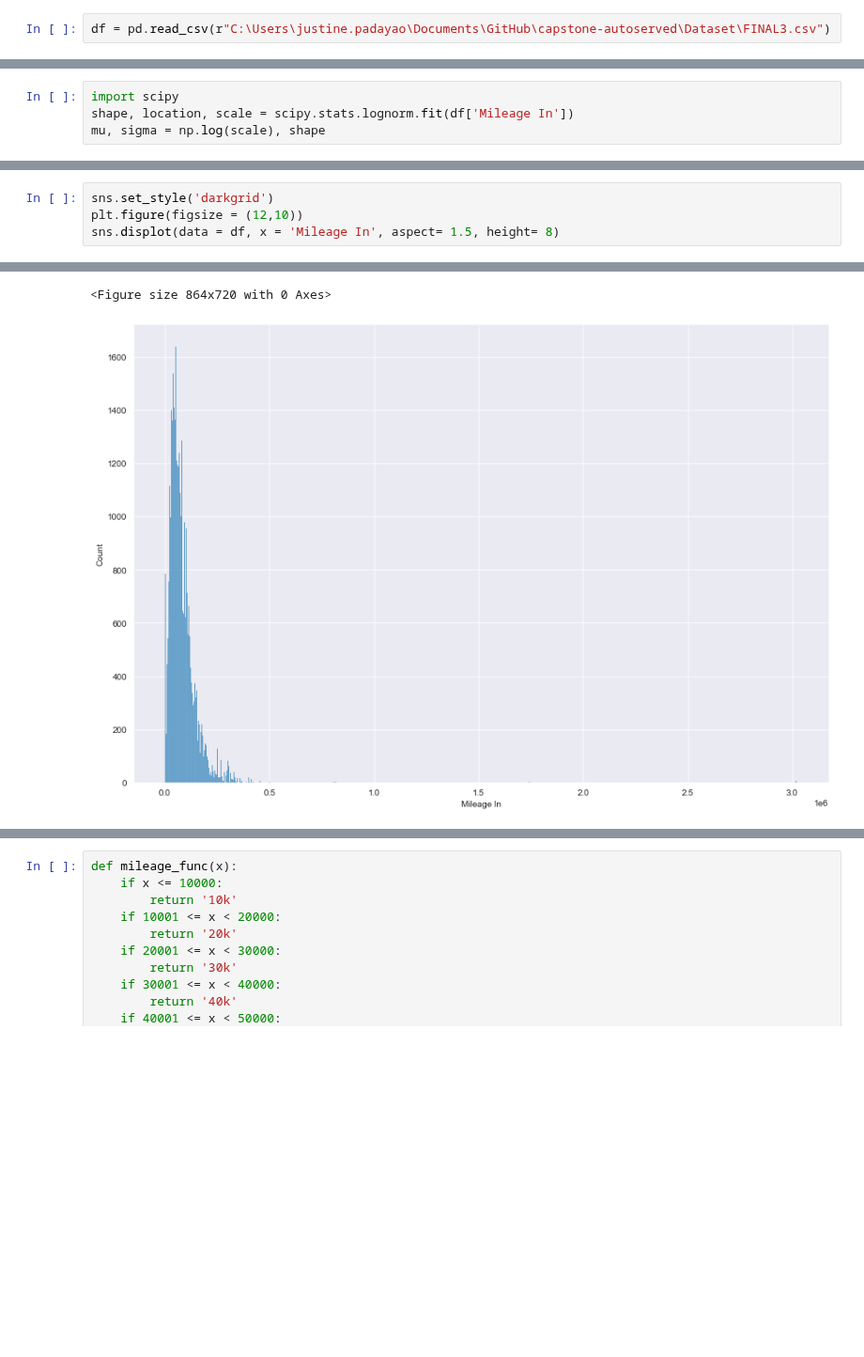
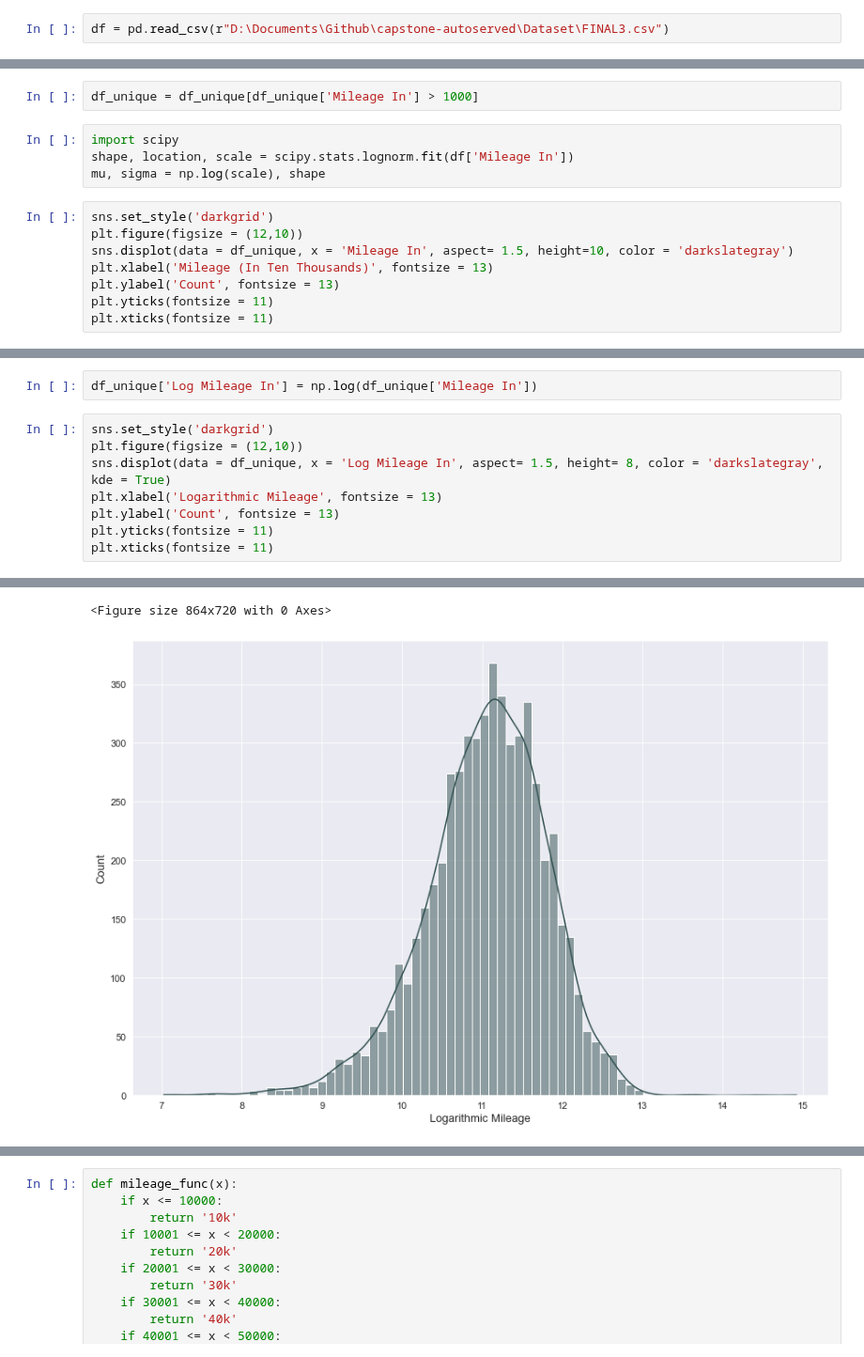
Before and after one commit to just-paul/capstone-autoserved, a Jupyter notebook: Exploratory Data Analysis/Additional EDA.ipynb, the cells around one changed output, grey strips where cells are left out. Shown at 94% size. Drawn from its saved outputs; the diff is of its cells as text; blank space fills up the shorter version.

```diff
--- a/Exploratory Data Analysis/Additional EDA.ipynb
+++ b/Exploratory Data Analysis/Additional EDA.ipynb
@@ -4,7 +4,7 @@ import numpy as np
 import matplotlib.pyplot as plt
 import seaborn as sns
 # %%
-df = pd.read_csv(r"C:\Users\justine.padayao\Documents\GitHub\capstone-autoserved\Dataset\FINAL3.csv")
+df = pd.read_csv(r"D:\Documents\Github\capstone-autoserved\Dataset\FINAL3.csv")
 # %%
 df.head()
 # %% [output]
@@ -188,7 +188,17 @@ df_unique.loc[df_unique['Make'] == 'honda',:].groupby(['Make','Model'])[['Model'
 |  | viel | 1 |
 # %% [markdown]
 ### Mileage In Analysis
+# %%
+df_unique = df_unique[df_unique['Mileage In'] > 1000]
 # %%
 import scipy
 shape, location, scale = scipy.stats.lognorm.fit(df['Mileage In'])
 mu, sigma = np.log(scale), shape
+# %%
+sns.set_style('darkgrid')
+plt.figure(figsize = (12,10))
+sns.displot(data = df_unique, x = 'Mileage In', aspect= 1.5, height=10, color = 'darkslategray')
+plt.xlabel('Mileage (In Ten Thousands)', fontsize = 13)
+plt.ylabel('Count', fontsize = 13)
+plt.yticks(fontsize = 11)
+plt.xticks(fontsize = 11)
@@ -195,5 +219,11 @@ mu, sigma = np.log(scale), shape
+# %%
+df_unique['Log Mileage In'] = np.log(df_unique['Mileage In'])
 # %%
 sns.set_style('darkgrid')
 plt.figure(figsize = (12,10))
-sns.displot(data = df, x = 'Mileage In', aspect= 1.5, height= 8)
+sns.displot(data = df_unique, x = 'Log Mileage In', aspect= 1.5, height= 8, color = 'darkslategray', kde = True)
+plt.xlabel('Logarithmic Mileage', fontsize = 13)
+plt.ylabel('Count', fontsize = 13)
+plt.yticks(fontsize = 11)
+plt.xticks(fontsize = 11)
 # %% [output]
@@ -201,2 +242,2 @@ sns.displot(data = df, x = 'Mileage In', aspect= 1.5, height= 8)
 <Figure size 864x720 with 0 Axes>
-[figure, old version]
+[figure, new version]
```
Also changed, not shown: parts of 13 cells of this notebook, 1 other file.
